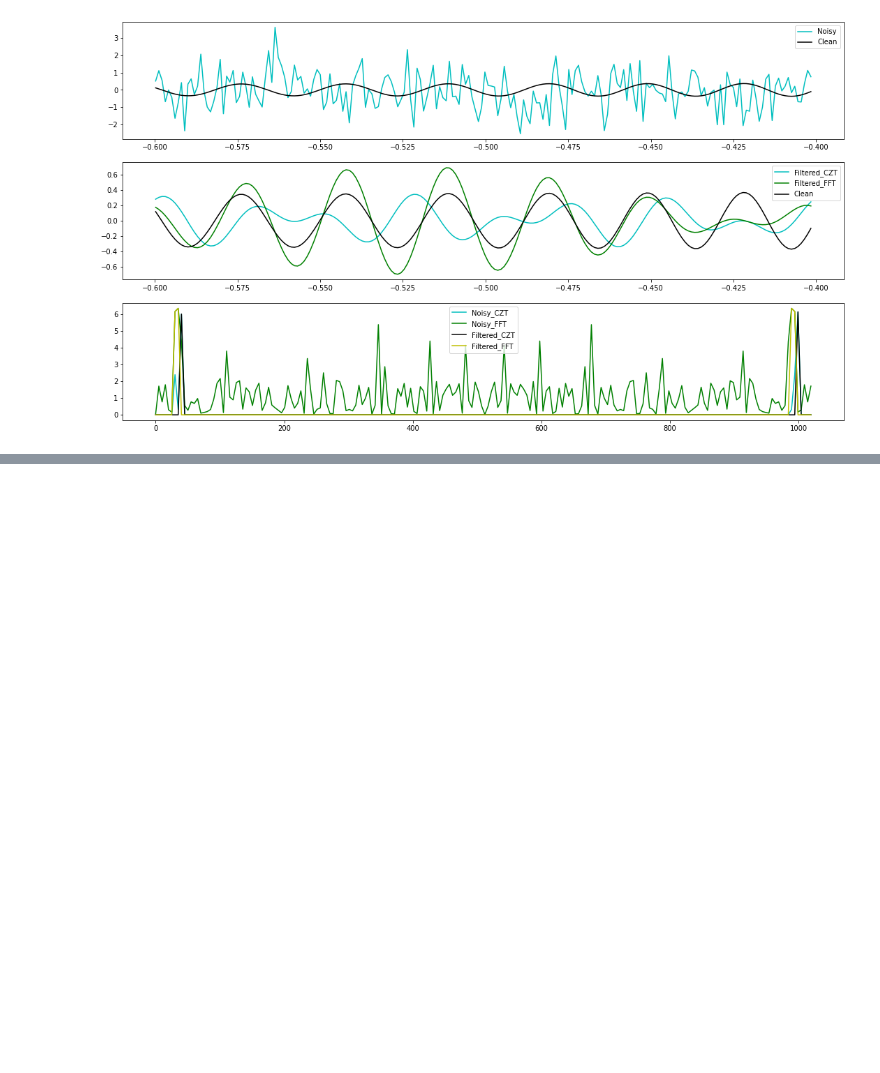
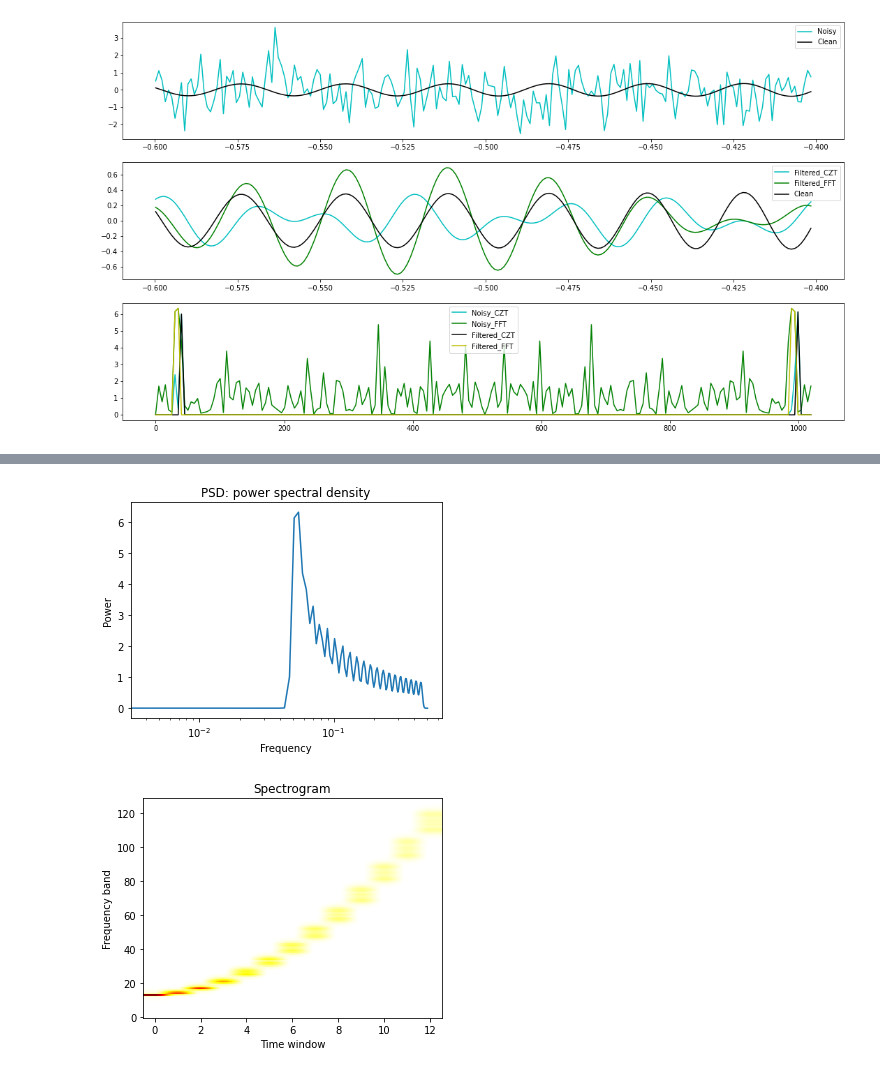
Before and after one commit to xli2522/GW-SignalGen, a Jupyter notebook: fast_chirp_gw.ipynb, the cells around one changed output, grey strips where cells are left out. Cells and saved outputs as stored; diff of their text form; code cells hidden in the pictures; blank space fills up the shorter version.

```diff
--- a/fast_chirp_gw.ipynb
+++ b/fast_chirp_gw.ipynb
@@ -744,0 +774,25 @@ plt.show()
+# %%
+freqs, times, spectrogram = signal.spectrogram(x)
+
+#Scipy PSD Power Spectral Density
+freqs, psd = signal.welch(x)
+
+plt.figure(figsize=(5, 4))
+plt.semilogx(freqs, psd)
+plt.title('PSD: power spectral density')
+plt.xlabel('Frequency')
+plt.ylabel('Power')
+plt.tight_layout()
+
+#Scipy Spectrogram
+freqs, times, spectrogram = signal.spectrogram(x)
+
+plt.figure(figsize=(5, 4))
+plt.imshow(spectrogram, aspect='auto', cmap='hot_r', origin='lower')
+plt.title('Spectrogram')
+plt.ylabel('Frequency band')
+plt.xlabel('Time window')
+plt.tight_layout()
+# %% [output]
+[figure, added]
+[figure, added]
```
Also changed, not shown: parts of 11 cells of this notebook.
